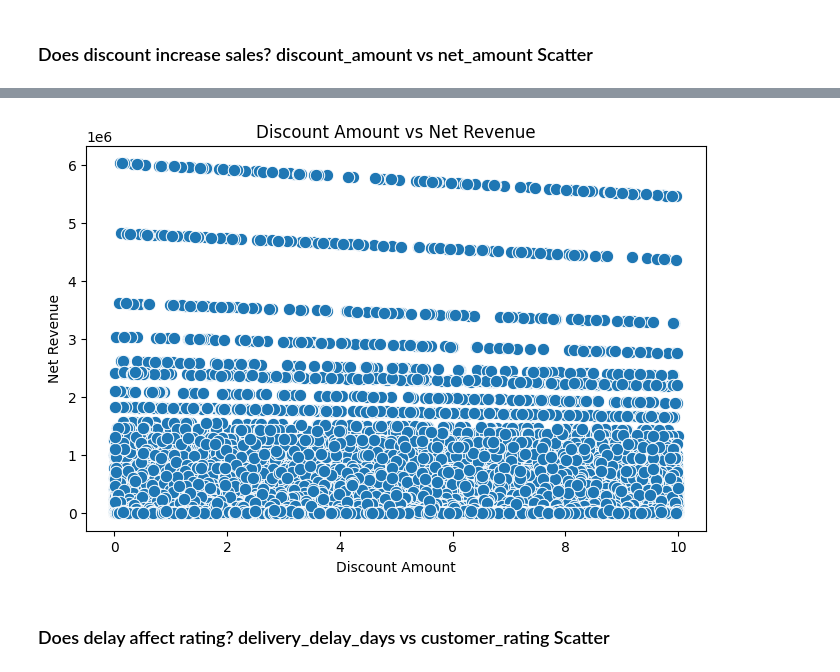
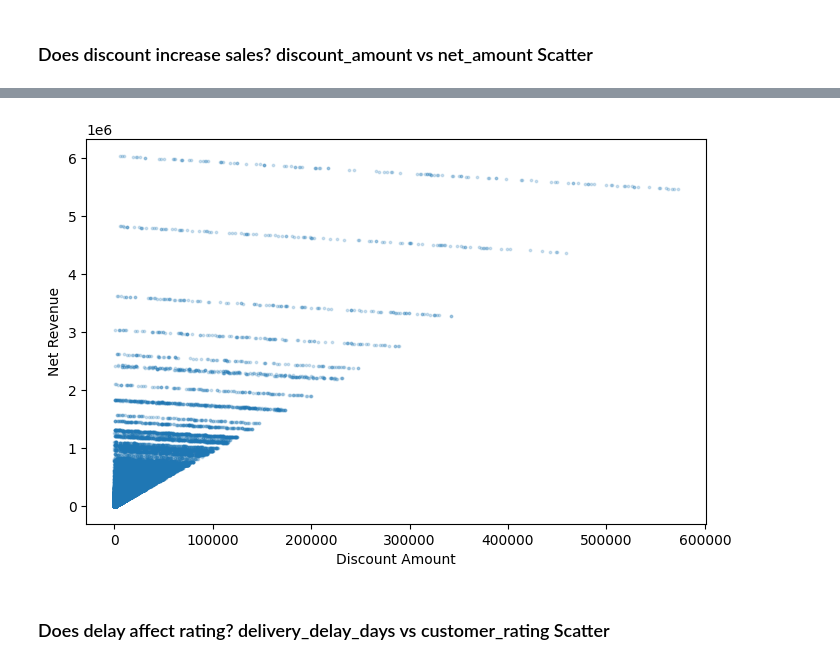
Before and after one commit to BhupathiTharun/Supply-chain-data-warehouse, a Jupyter notebook: notebooks/03_EDA.ipynb, the cells around one changed output, grey strips where cells are left out. Saved outputs shown, nothing was run; the diff lists cells and outputs as text; code cells hidden in the pictures.

```diff
--- a/notebooks/03_EDA.ipynb
+++ b/notebooks/03_EDA.ipynb
@@ -980,17 +975,18 @@ discount_revenue
-# %%
-plt.figure(figsize=(8,5))
-sns.scatterplot(
-    data=discount_revenue,
-    x='discount_percentage',
-    y='net_amount',
-    s=80
-)
-plt.title('Discount Amount vs Net Revenue')
-plt.xlabel('Discount Amount')
-plt.ylabel('Net Revenue')
-plt.show()
-# %% [output]
-[figure, removed]
+# %%
+plt.figure(figsize=(8,5))
+
+plt.scatter(
+    df2['discount_amount'],
+    df2['net_amount'],
+    s=3,
+    alpha=0.2
+)
+
+plt.xlabel("Discount Amount")
+plt.ylabel("Net Revenue")
+plt.show()
+# %% [output]
+[figure, added]
 # %% [markdown]
 ### Does delay affect rating?	delivery_delay_days vs customer_rating	Scatter
 # %%
```
Also changed, not shown: parts of 5 cells of this notebook, 1 other file.
